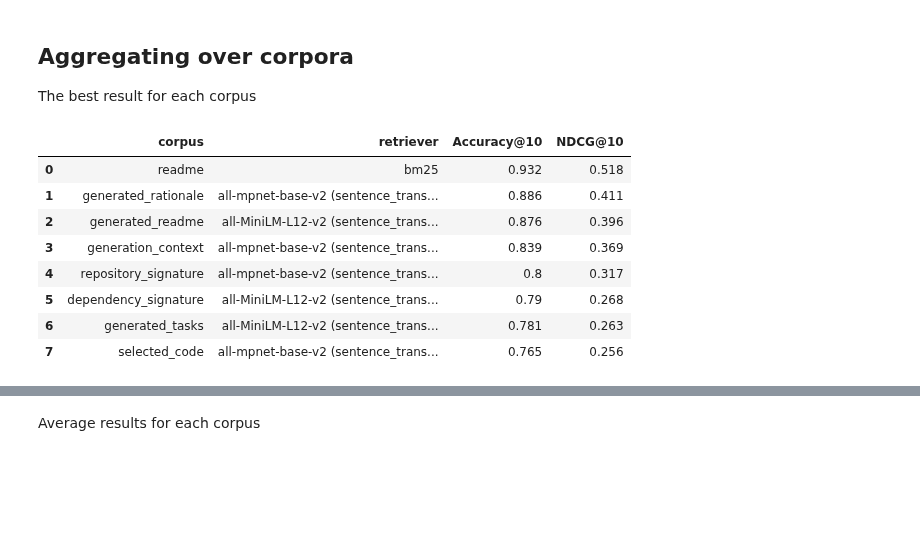
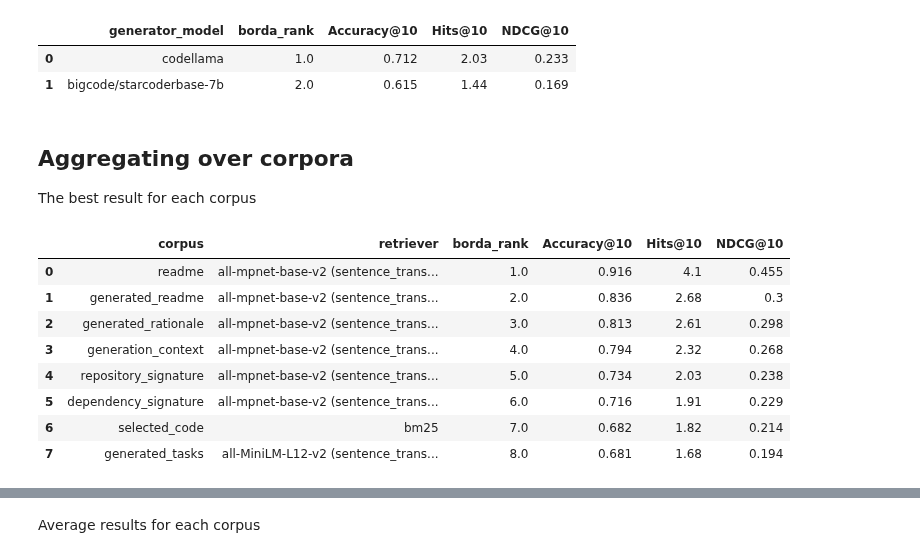
Before and after one commit to lambdaofgod/github_search, a Jupyter notebook: notebooks/README_Generation_Report.ipynb, the cells around one changed output, grey strips where cells are left out. Cells and saved outputs as stored; diff of their text form; code cells hidden in the pictures; blank space fills up the shorter version.

```diff
--- a/notebooks/README_Generation_Report.ipynb
+++ b/notebooks/README_Generation_Report.ipynb
@@ -129,3 +221,6 @@ def show_grouped_results(results_df, groupby_col, agg="max", sort_by="Accuracy@1
     return apply_style(grouped_results.reset_index())
 # %%
-beir_sample_results_df = load_beir_results_df()
+beir_sample_results_df = merge_different_model_dfs([
+    load_beir_results_df('../output/code2doc/sample_per_task_5_repos/beir_results_codellama.csv', "codellama"),
+    #load_beir_results_df(f"../output/code2doc/sample_small/beir_results_llama3.csv", "llama3")
+])
@@ -154,16 +279,22 @@ apply_style(beir_sample_results_df)
+# %%
+show_grouped_results(beir_sample_results_df[beir_sample_results_df["generator_model"] != ""], "generator_model", agg="mean")
+# %% [output]
+|  | generator_model | borda_rank | Accuracy@10 | Hits@10 | NDCG@10 |
+| 0 | codellama | 1.0 | 0.712 | 2.03 | 0.233 |
+| 1 | bigcode/starcoderbase-7b | 2.0 | 0.615 | 1.44 | 0.169 |
 # %% [markdown]
 ## Aggregating over corpora
 
 The best result for each corpus
 # %%
-show_grouped_results(beir_sample_results_df, "corpus")
+show_grouped_results(beir_sample_results_df.drop(columns=["generator_model"]), "corpus")
 # %% [output]
-|  | corpus | retriever | Accuracy@10 | NDCG@10 |
-| 0 | readme | bm25 | 0.932 | 0.518 |
-| 1 | generated_rationale | all-mpnet-base-v2 (sentence_trans... | 0.886 | 0.411 |
-| 2 | generated_readme | all-MiniLM-L12-v2 (sentence_trans... | 0.876 | 0.396 |
-| 3 | generation_context | all-mpnet-base-v2 (sentence_trans... | 0.839 | 0.369 |
-| 4 | repository_signature | all-mpnet-base-v2 (sentence_trans... | 0.8 | 0.317 |
-| 5 | dependency_signature | all-MiniLM-L12-v2 (sentence_trans... | 0.79 | 0.268 |
-| 6 | generated_tasks | all-MiniLM-L12-v2 (sentence_trans... | 0.781 | 0.263 |
-| 7 | selected_code | all-mpnet-base-v2 (sentence_trans... | 0.765 | 0.256 |
+|  | corpus | retriever | borda_rank | Accuracy@10 | Hits@10 | NDCG@10 |
+| 0 | readme | all-mpnet-base-v2 (sentence_trans... | 1.0 | 0.916 | 4.1 | 0.455 |
+| 1 | generated_readme | all-mpnet-base-v2 (sentence_trans... | 2.0 | 0.836 | 2.68 | 0.3 |
+| 2 | generated_rationale | all-mpnet-base-v2 (sentence_trans... | 3.0 | 0.813 | 2.61 | 0.298 |
+| 3 | generation_context | all-mpnet-base-v2 (sentence_trans... | 4.0 | 0.794 | 2.32 | 0.268 |
+| 4 | repository_signature | all-mpnet-base-v2 (sentence_trans... | 5.0 | 0.734 | 2.03 | 0.238 |
+| 5 | dependency_signature | all-mpnet-base-v2 (sentence_trans... | 6.0 | 0.716 | 1.91 | 0.229 |
+| 6 | selected_code | bm25 | 7.0 | 0.682 | 1.82 | 0.214 |
+| 7 | generated_tasks | all-MiniLM-L12-v2 (sentence_trans... | 8.0 | 0.681 | 1.68 | 0.194 |
```
Also changed, not shown: parts of 20 cells of this notebook, 2 other files.
